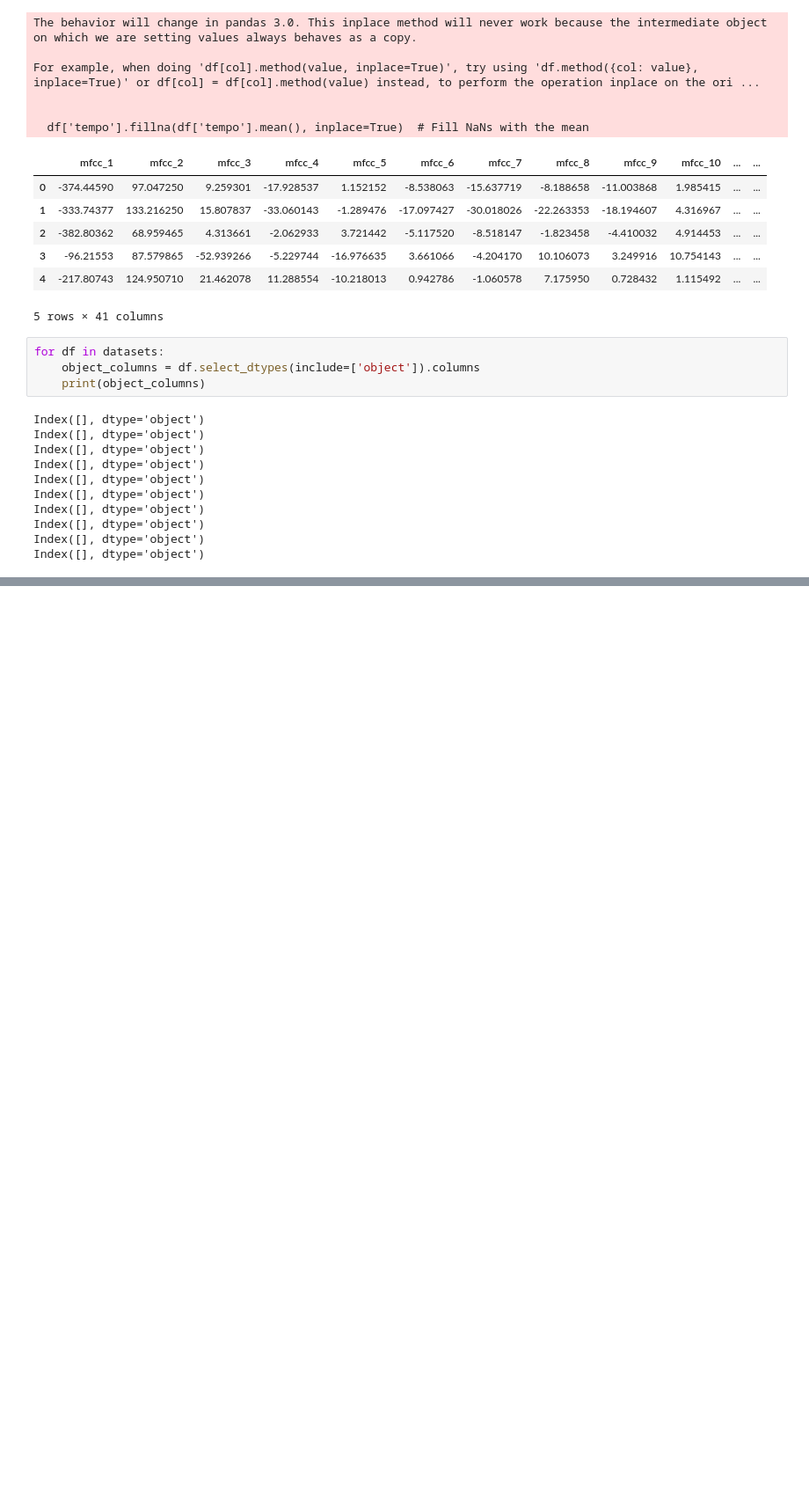
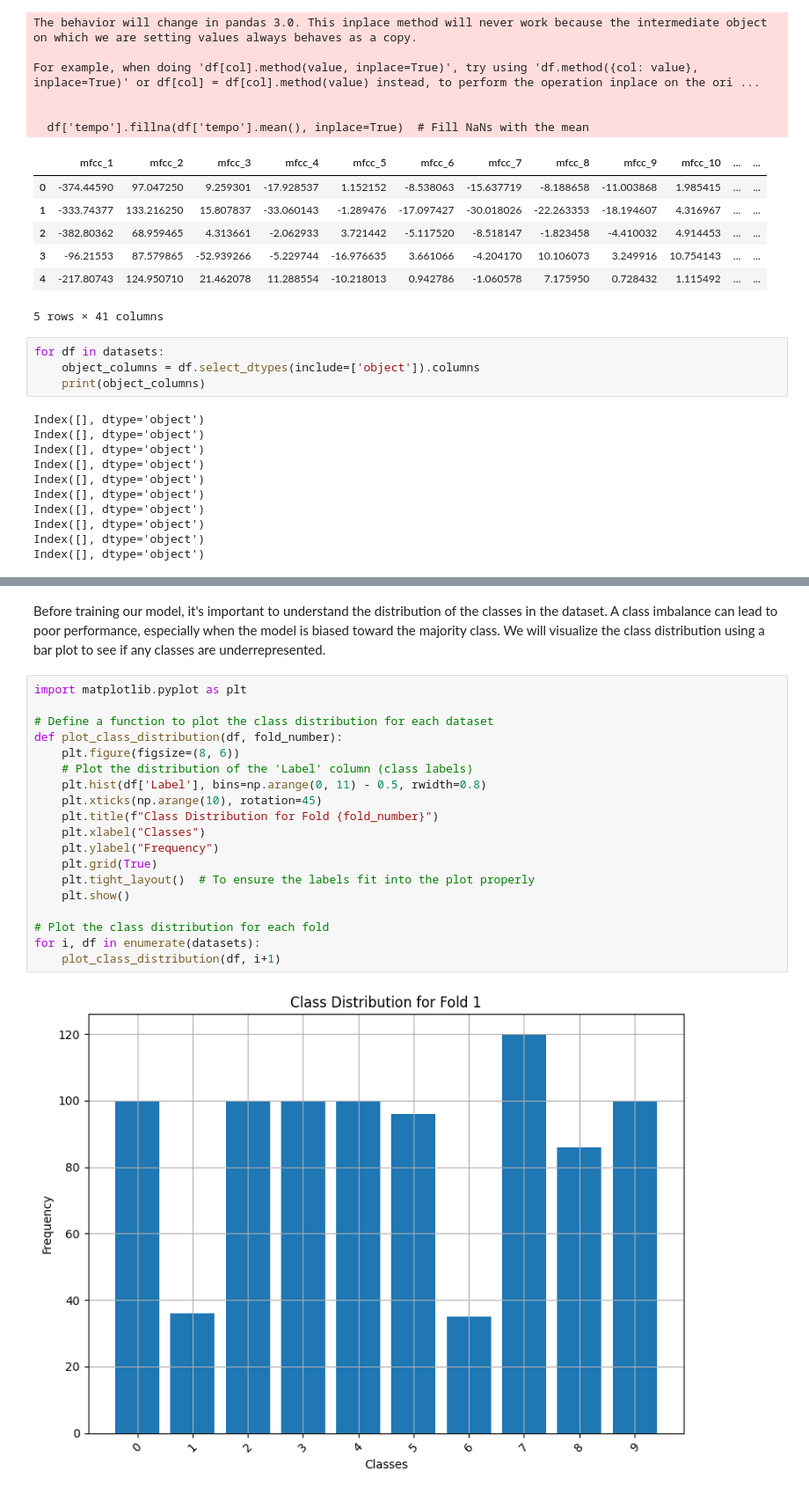
Before and after one commit to dimibo252/Urban-Sound-Classification, a Jupyter notebook: trabalho.ipynb, the cells around one changed output, grey strips where cells are left out. Shown at 88% size. Drawn from its saved outputs; the diff is of its cells as text; blank space fills up the shorter version.

```diff
--- a/trabalho.ipynb
+++ b/trabalho.ipynb
@@ -217,0 +125,23 @@ print(final_confusion_matrix)
+# %% [markdown]
+Before training our model, it's important to understand the distribution of the classes in the dataset. A class imbalance can lead to poor performance, especially when the model is biased toward the majority class. We will visualize the class distribution using a bar plot to see if any classes are underrepresented.
+# %%
+import matplotlib.pyplot as plt
+
+# Define a function to plot the class distribution for each dataset
+def plot_class_distribution(df, fold_number):
+    plt.figure(figsize=(8, 6))
+    # Plot the distribution of the 'Label' column (class labels)
+    plt.hist(df['Label'], bins=np.arange(0, 11) - 0.5, rwidth=0.8)
+    plt.xticks(np.arange(10), rotation=45)
+    plt.title(f"Class Distribution for Fold {fold_number}")
+    plt.xlabel("Classes")
+    plt.ylabel("Frequency")
+    plt.grid(True)
+    plt.tight_layout()  # To ensure the labels fit into the plot properly
+    plt.show()
+
+# Plot the class distribution for each fold
+for i, df in enumerate(datasets):
+    plot_class_distribution(df, i+1)
+# %% [output]
+[figure, added]
```
Also changed, not shown: parts of 17 cells of this notebook.
